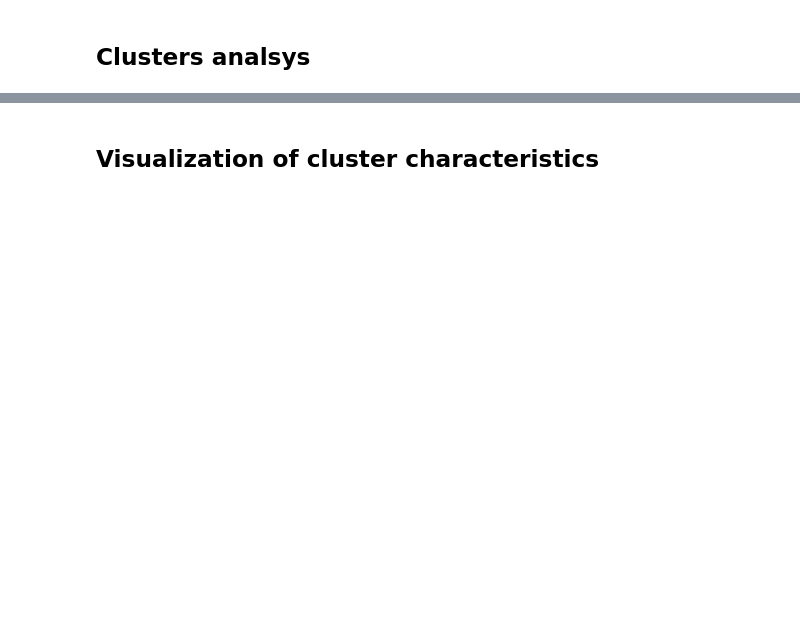
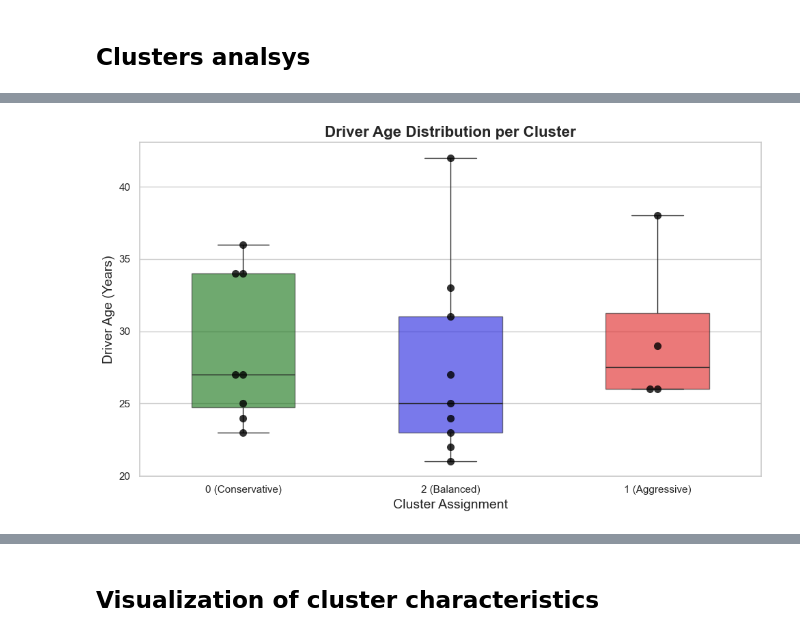
Before and after one commit to idobrenerm-gif/F1-Clustering-Project, a Jupyter notebook: finalproject - implementation.ipynb, the cells around one changed output, grey strips where cells are left out. Saved outputs shown, nothing was run; the diff lists cells and outputs as text; code cells hidden in the pictures; blank space fills up the shorter version.

```diff
--- a/finalproject - implementation.ipynb
+++ b/finalproject - implementation.ipynb
@@ -1139,5 +1139,9 @@ plt.show()
 # %% [markdown]
 ## Clusters analsys
+# %%
+
+sns.set_theme(style="whitegrid")
+plt.rcParams.update({'font.size': 12})
 # %%
 drivers_metadata = pd.read_csv('data/processed_data/f1_drivers_data_2023.csv')
 
@@ -1221,0 +1238,23 @@ plt.show()
+# %%
+
+custom_palette_text = {
+    '0 (Conservative)': 'green',
+    '1 (Aggressive)': 'red',
+    '2 (Balanced)': 'blue'
+}
+merged_data.dropna(subset=['Cluster_Name'], inplace=True)
+plt.figure(figsize=(10, 6))
+sns.boxplot(x='Cluster_Name', y='age_in_2023', data=merged_data,
+            hue='Cluster_Name', palette=custom_palette_text, legend=False,
+            order=['0 (Conservative)', '2 (Balanced)', '1 (Aggressive)'], width=0.5, boxprops=dict(alpha=0.6))
+
+sns.swarmplot(x='Cluster_Name', y='age_in_2023', data=merged_data, color='black', alpha=0.8, size=8,
+              order=['0 (Conservative)', '2 (Balanced)', '1 (Aggressive)'])
+
+plt.title('Driver Age Distribution per Cluster', fontsize=16, fontweight='bold')
+plt.xlabel('Cluster Assignment', fontsize=14)
+plt.ylabel('Driver Age (Years)', fontsize=14)
+plt.tight_layout()
+plt.show()
+# %% [output]
+[figure, added]
```
Also changed, not shown: parts of 13 cells of this notebook.
